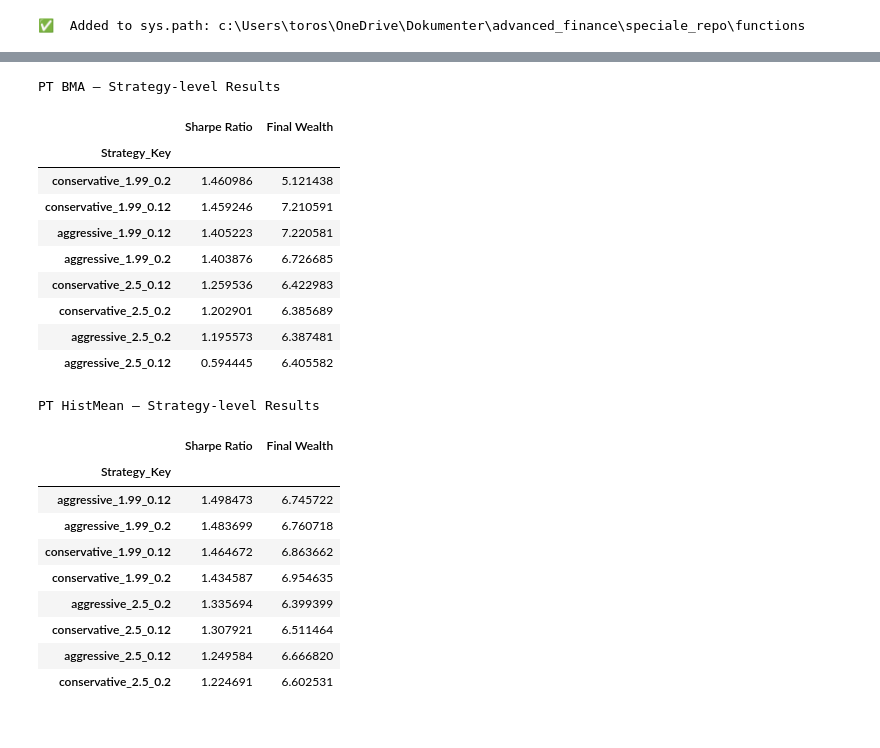
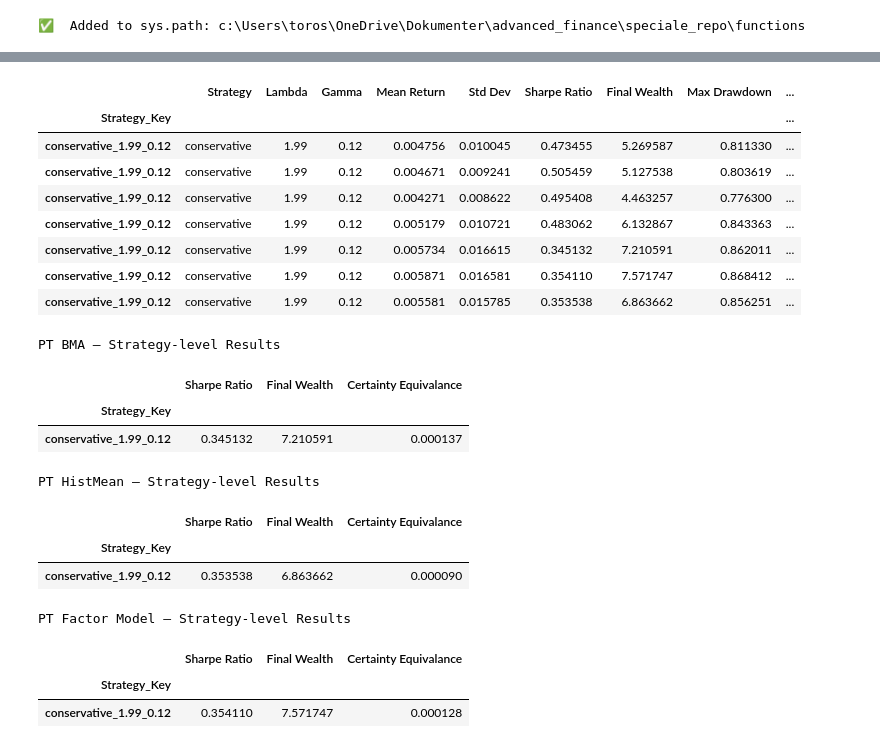
Before and after one commit to CheeseT99/speciale_repo, a Jupyter notebook: jupyternotebooks/results_pt_avg.ipynb, the cells around one changed output, grey strips where cells are left out. Cells and saved outputs as stored; diff of their text form; code cells hidden in the pictures.

```diff
--- a/jupyternotebooks/results_pt_avg.ipynb
+++ b/jupyternotebooks/results_pt_avg.ipynb
@@ -129,14 +230,6 @@ Optimal weights: [np.float64(0.0), np.float64(0.2562), np.float64(0.0971),
 # %%
-# --- Performance summary ------------------------------------------
-summary_frames = []
-for mname, rdict in results_by_method.items():
-    s = po.summarize_backtest_results(rdict)
-    # Replace monthly Sharpe with annualised version
-    s["Sharpe Ratio"] = [annualised_sharpe(df["Portfolio Returns"]) for df in rdict.values()]
-    s["Method"] = mname
-    summary_frames.append(s.reset_index())
 
-perf_df = pd.concat(summary_frames).set_index("Strategy_Key")
-print("Strategy‑level performance (annualised SR):")
-display(perf_df[["Method", "Sharpe Ratio", "Final Wealth"]].head(10))
+
+comparison_df = po.compare_methods(results_by_method)
+comparison_df
 # %% [output]
@@ -156,34 +254,44 @@ Strategy‑level performance (annualised SR):
+# %%
+
+ce_combined_df = ev.compare_certainty_equivalents(results_by_method, reference_series)
+ce_combined_df
+
+comparison_df = ev.merge_ce_and_performance(ce_combined_df, comparison_df)
+comparison_df
+# %%
+comparison_df
+# %% [output]
+|  | Strategy | Lambda | Gamma | Mean Return | Std Dev | Sharpe Ratio | Final Wealth | Max Drawdown | ... |
+| Strategy_Key |  |  |  |  |  |  |  |  | ... |
+| conservative_1.99_0.12 | conservative | 1.99 | 0.12 | 0.004756 | 0.010045 | 0.473455 | 5.269587 | 0.811330 | ... |
+| conservative_1.99_0.12 | conservative | 1.99 | 0.12 | 0.004671 | 0.009241 | 0.505459 | 5.127538 | 0.803619 | ... |
+| conservative_1.99_0.12 | conservative | 1.99 | 0.12 | 0.004271 | 0.008622 | 0.495408 | 4.463257 | 0.776300 | ... |
+| conservative_1.99_0.12 | conservative | 1.99 | 0.12 | 0.005179 | 0.010721 | 0.483062 | 6.132867 | 0.843363 | ... |
+| conservative_1.99_0.12 | conservative | 1.99 | 0.12 | 0.005734 | 0.016615 | 0.345132 | 7.210591 | 0.862011 | ... |
+| conservative_1.99_0.12 | conservative | 1.99 | 0.12 | 0.005871 | 0.016581 | 0.354110 | 7.571747 | 0.868412 | ... |
+| conservative_1.99_0.12 | conservative | 1.99 | 0.12 | 0.005581 | 0.015785 | 0.353538 | 6.863662 | 0.856251 | ... |
 # %%
 # --- Detailed PT method tables ------------------------------------
-pt_methods = ["PT BMA", "PT HistMean"]
+pt_methods = ["PT BMA", "PT HistMean", "PT Factor Model"]
 for m in pt_methods:
     display(pd.DataFrame({
-        "Sharpe Ratio": perf_df[perf_df.Method == m]["Sharpe Ratio"],
-        "Final Wealth": perf_df[perf_df.Method == m]["Final Wealth"],
+        "Sharpe Ratio": comparison_df[comparison_df.Method == m]["Sharpe Ratio"],
+        "Final Wealth": comparison_df[comparison_df.Method == m]["Final Wealth"],
+        "Certainty Equivalance": comparison_df[comparison_df.Method == m]["Certainty Equivalent"],
     }).sort_values("Sharpe Ratio", ascending=False).style.set_caption(f"{m} – Strategy‑level Results"))
 # %% [output]
 PT BMA – Strategy‑level Results
-|  | Sharpe Ratio | Final Wealth |
-| Strategy_Key |  |  |
-| conservative_1.99_0.2 | 1.460986 | 5.121438 |
-| conservative_1.99_0.12 | 1.459246 | 7.210591 |
-| aggressive_1.99_0.12 | 1.405223 | 7.220581 |
-| aggressive_1.99_0.2 | 1.403876 | 6.726685 |
-| conservative_2.5_0.12 | 1.259536 | 6.422983 |
-| conservative_2.5_0.2 | 1.202901 | 6.385689 |
-| aggressive_2.5_0.2 | 1.195573 | 6.387481 |
-| aggressive_2.5_0.12 | 0.594445 | 6.405582 |
+|  | Sharpe Ratio | Final Wealth | Certainty Equivalance |
+| Strategy_Key |  |  |  |
+| conservative_1.99_0.12 | 0.345132 | 7.210591 | 0.000137 |
 PT HistMean – Strategy‑level Results
-|  | Sharpe Ratio | Final Wealth |
-| Strategy_Key |  |  |
-| aggressive_1.99_0.12 | 1.498473 | 6.745722 |
-| aggressive_1.99_0.2 | 1.483699 | 6.760718 |
-| conservative_1.99_0.12 | 1.464672 | 6.863662 |
-| conservative_1.99_0.2 | 1.434587 | 6.954635 |
-| aggressive_2.5_0.2 | 1.335694 | 6.399399 |
-| conservative_2.5_0.12 | 1.307921 | 6.511464 |
-| aggressive_2.5_0.12 | 1.249584 | 6.666820 |
-| conservative_2.5_0.2 | 1.224691 | 6.602531 |
+|  | Sharpe Ratio | Final Wealth | Certainty Equivalance |
+| Strategy_Key |  |  |  |
+| conservative_1.99_0.12 | 0.353538 | 6.863662 | 0.000090 |
+PT Factor Model – Strategy‑level Results
+|  | Sharpe Ratio | Final Wealth | Certainty Equivalance |
+| Strategy_Key |  |  |  |
+| conservative_1.99_0.12 | 0.354110 | 7.571747 | 0.000128 |
 # %%
 # --- Average cumulative net‑return comparison ---------------------
 cum_net_df = pd.DataFrame({m: mean_cumulative(r) for m, r in results_by_method.items()})
```
Also changed, not shown: parts of 12 cells of this notebook.
